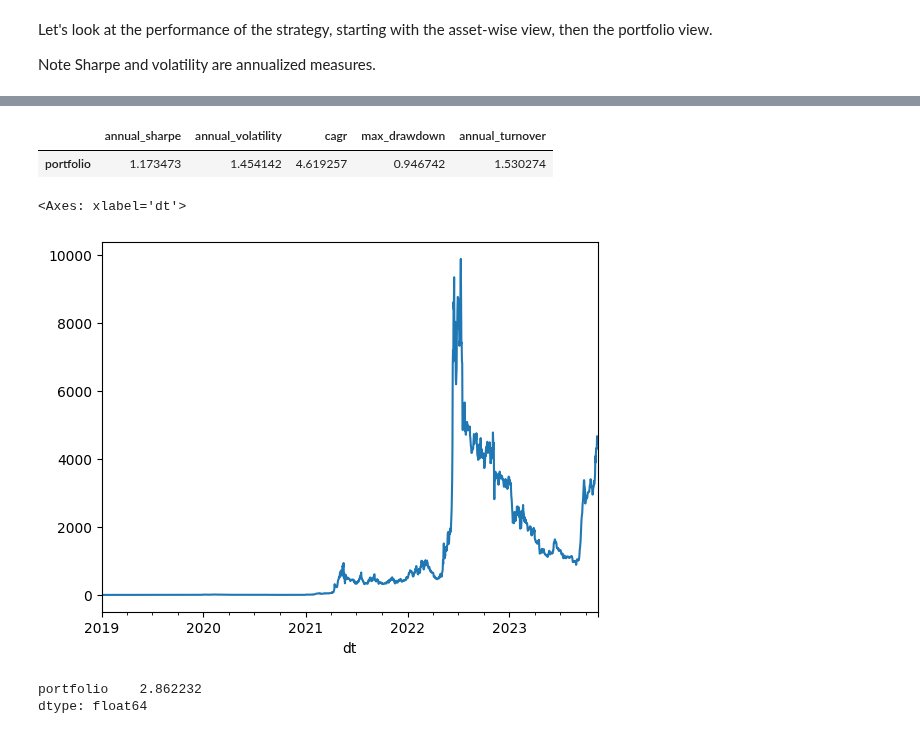
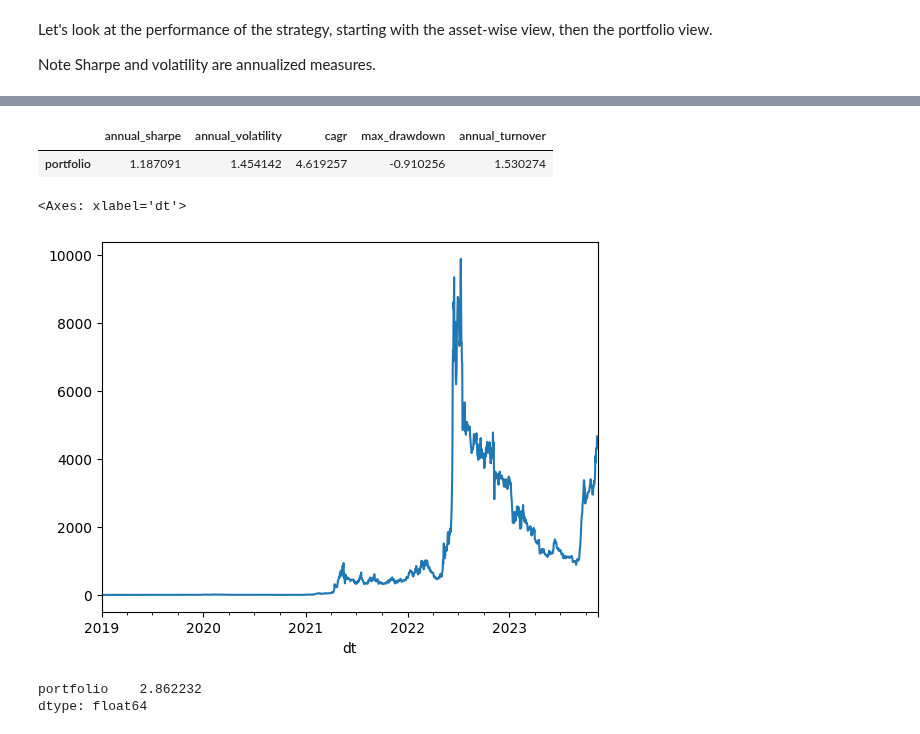
Before and after one commit to thecolngroup/alphavec, a Jupyter notebook: example.ipynb, the cells around one changed output, grey strips where cells are left out. Saved outputs shown, nothing was run; the diff lists cells and outputs as text; code cells hidden in the pictures.

```diff
--- a/example.ipynb
+++ b/example.ipynb
@@ -190,11 +191,11 @@ perf_sr.plot()
-# %%
-display(port_perf)
-(np.exp(port_rets.cumsum()) - 1).plot()
-# %% [output]
-|  | annual_sharpe | annual_volatility | cagr | max_drawdown | annual_turnover |
-| portfolio | 1.173473 | 1.454142 | 4.619257 | 0.946742 | 1.530274 |
-<Axes: xlabel='dt'>
-[figure, removed]
+# %%
+display(port_perf)
+perf_nav.loc[:, ("portfolio", "NAV")].plot()
+# %% [output]
+|  | annual_sharpe | annual_volatility | cagr | max_drawdown | annual_turnover |
+| portfolio | 1.187091 | 1.454142 | 4.619257 | -0.910256 | 1.530274 |
+<Axes: xlabel='dt'>
+[figure, added]
 # %%
 port_cagr = port_perf["cagr"]
 bench_cagr = (
```
Also changed, not shown: parts of 3 cells of this notebook, 2 other files.
